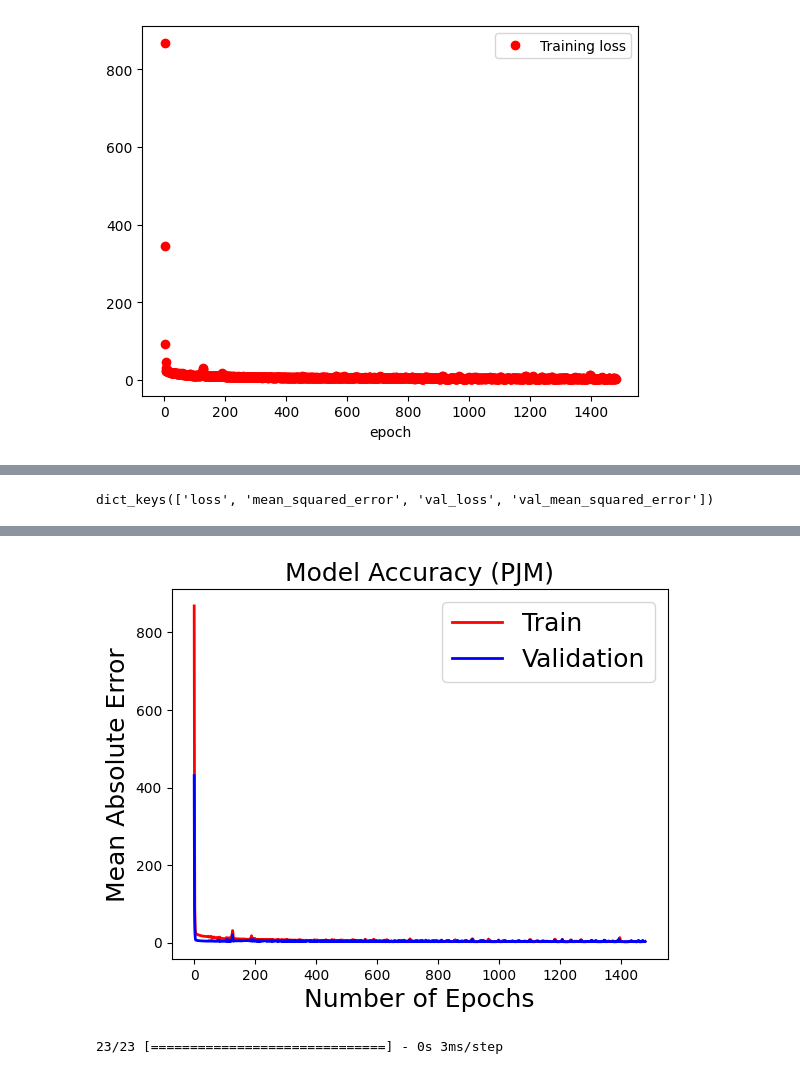
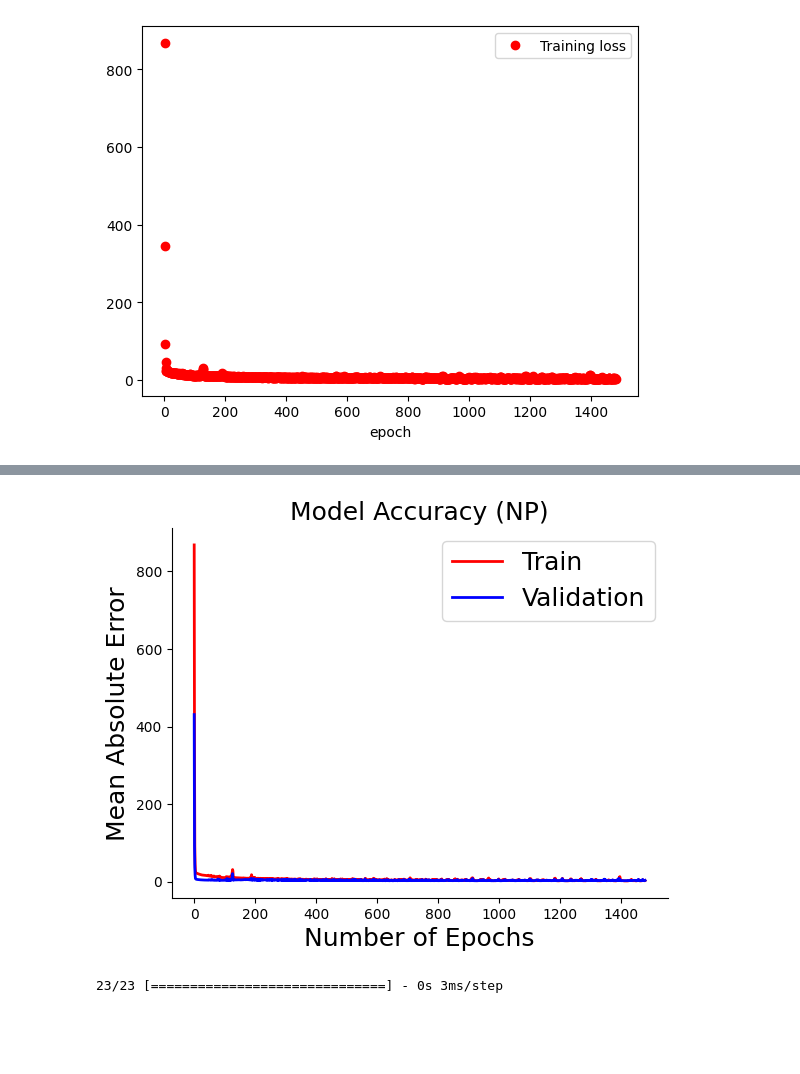
Before and after one commit to pooja-joshi-bits/EPFforAll, a Jupyter notebook: NordPool.ipynb, the cells around one changed output, grey strips where cells are left out. Cells and saved outputs as stored; diff of their text form; code cells hidden in the pictures; blank space fills up the shorter version.

```diff
--- a/NordPool.ipynb
+++ b/NordPool.ipynb
@@ -330,13 +329,18 @@ plt.show()
 # %% [output]
 [figure]
 # %%
-# list all data in history
+
+import matplotlib.pyplot as plt
+from matplotlib import rcParams
+rcParams['axes.spines.top'] = False
+rcParams['axes.spines.right'] = False
+
 print(model_history.history.keys())
 %matplotlib inline
 # summarize history for accuracy
 acc = model_history.history['mean_squared_error']
 val_acc = model_history.history['val_mean_squared_error']
-hfont = {'fontname':'Arial'}
+hfont = {'fontname':'Sans'}
 plt.plot(acc, color='red',linewidth=2)
 plt.plot(val_acc, color='blue',linewidth=2)
 plt.title('Model Accuracy (NP)', fontsize=18, **hfont)
@@ -356 +353,0 @@ WARNING:matplotlib.font_manager:findfont: Font family 'Arial' not found.
-dict_keys(['loss', 'mean_squared_error', 'val_loss', 'val_mean_squared_error'])
@@ -371,4 +354,4 @@ WARNING:matplotlib.font_manager:findfont: Font family 'Arial' not found.
-[figure, old version]
+[figure, new version]
 # %%
 y_pred = model.predict(X_test)
 # %% [output]
```
Also changed, not shown: parts of 5 cells of this notebook.
